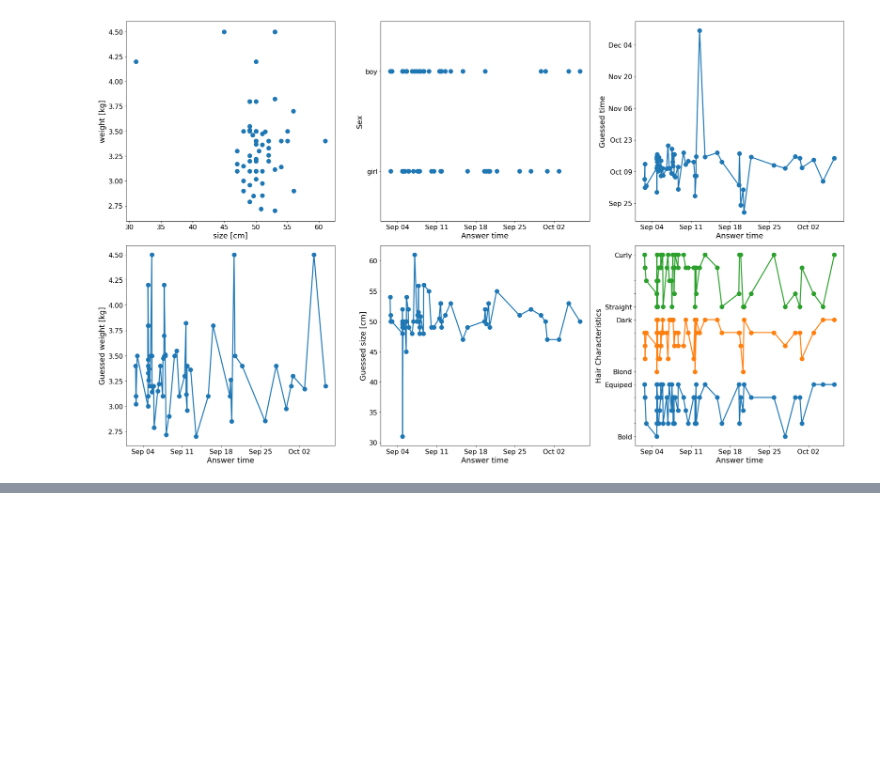
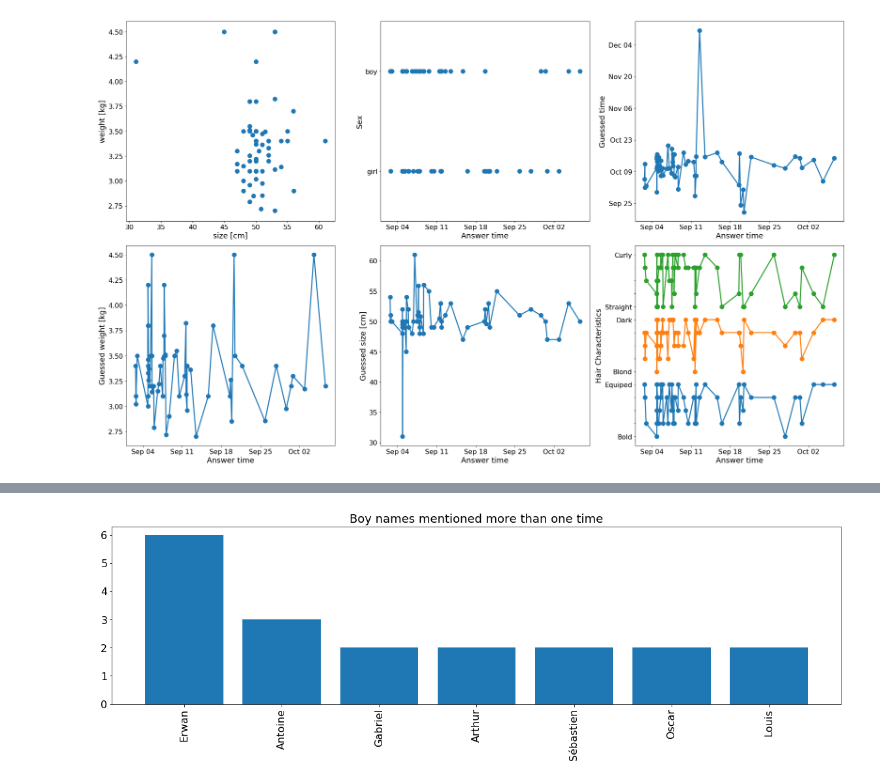
Before and after one commit to rmadar/BabyPollAnalysis, a Jupyter notebook: PollAnalysis.ipynb, the cells around one changed output, grey strips where cells are left out. Saved outputs shown, nothing was run; the diff lists cells and outputs as text; code cells hidden in the pictures; blank space fills up the shorter version.

```diff
--- a/PollAnalysis.ipynb
+++ b/PollAnalysis.ipynb
@@ -240,0 +276,4 @@ plotNameFrequency(namesBoy)
+# %%
+plotNameFrequency(namesBoy,'Boy names mentioned more than one time')
+# %% [output]
+[figure, added]
```
Also changed, not shown: parts of 17 cells of this notebook.
